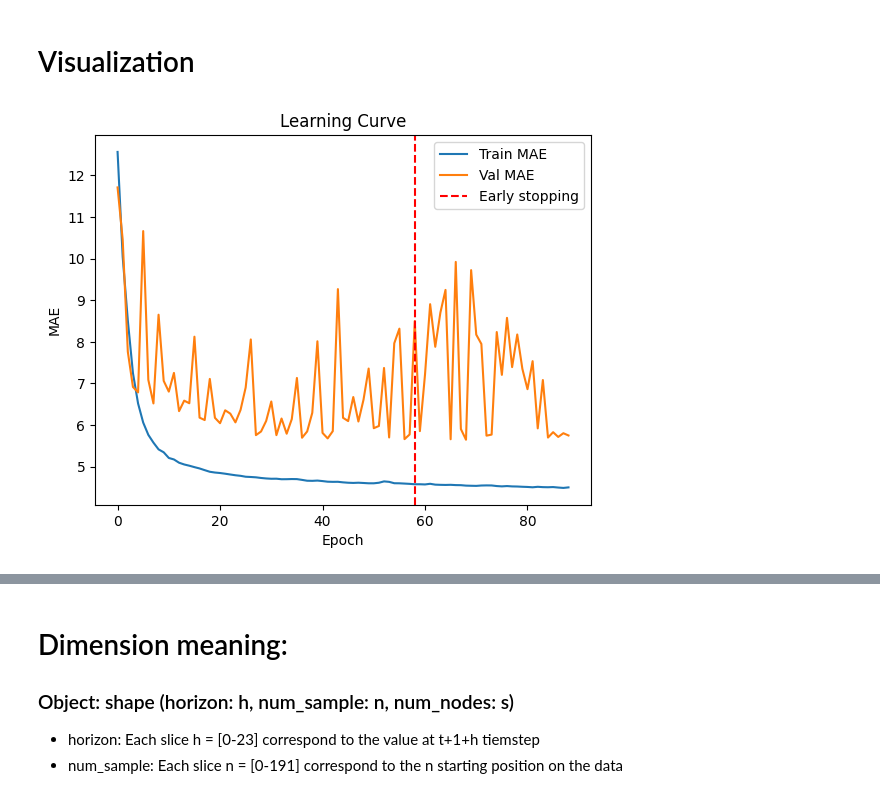
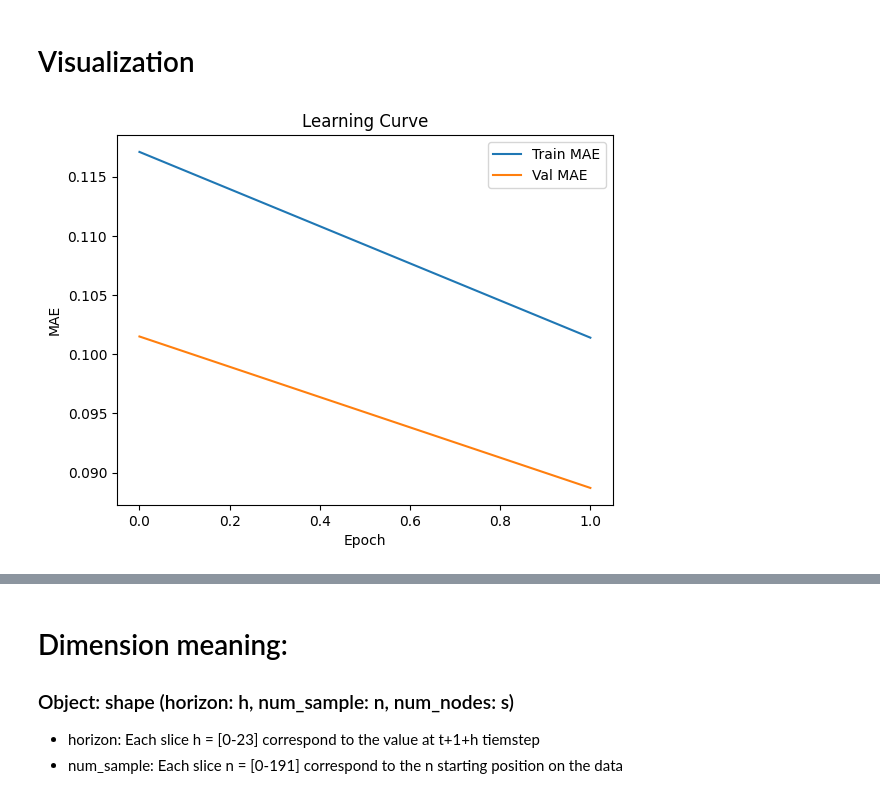
Before and after one commit to GemsLoveNLP/DCRNN_PyTorch, a Jupyter notebook: evaluate.ipynb, the cells around one changed output, grey strips where cells are left out. Drawn from its saved outputs; the diff is of its cells as text; code cells hidden in the pictures.

```diff
--- a/evaluate.ipynb
+++ b/evaluate.ipynb
@@ -17,13 +24,17 @@ from scripts.delete_models import delete
 # %% [markdown]
 # Load and Predict
 # %%
+patience = 0
+
 def run_dcrnn(config_filename, input_filename, output_filename):
+    global patience
     with open(config_filename) as f:
         supervisor_config = yaml.load(f, Loader=yaml.FullLoader)
         # supervisor_config["train"]["epochs"] = 1
 
         graph_pkl_filename = supervisor_config['data'].get('graph_pkl_filename')
         sensor_ids, sensor_id_to_ind, adj_mx = load_graph_data(graph_pkl_filename)
+        patience = supervisor_config['train']['patience']
 
         supervisor = DCRNNSupervisor(adj_mx=adj_mx, **supervisor_config)
         # supervisor.train()
@@ -70,11 +78,10 @@ test Predictions saved as data/predictions/test_dcrnn_predictions.npz.
 # %% [markdown]
 # Visualization
 # %%
-def create_learning_curve(log_file):
+def create_learning_curve(log_file, patience):
     val_mae_values = []
     train_mae_values = []
     stop_epoch = None
-    patience = 30
 
     # Parse log file
     with open(log_file, 'r') as f:
@@ -196,9 +203,10 @@ def visualize(file_name):
     compute_at_sample(predictions,truth,0,0)
     compute_mae_per_sample(predictions,truth)
 # %%
-fig = create_learning_curve("experiments/dcrnn_DR_2_h_24_32-32_lr_0.001_bs_64_0314210420/info.log")
+fig = create_learning_curve(log_file="experiments/dcrnn_DR_2_h_24_32-32-32_lr_0.001_bs_64_0317170223/info.log",
+                            patience=patience)
 # %% [output]
-[figure, old version]
+[figure, new version]
 # %%
 visualize("data/predictions/train_dcrnn_predictions.npz")
 # %% [output]
```
Also changed, not shown: parts of 6 cells of this notebook, 19 other files.
